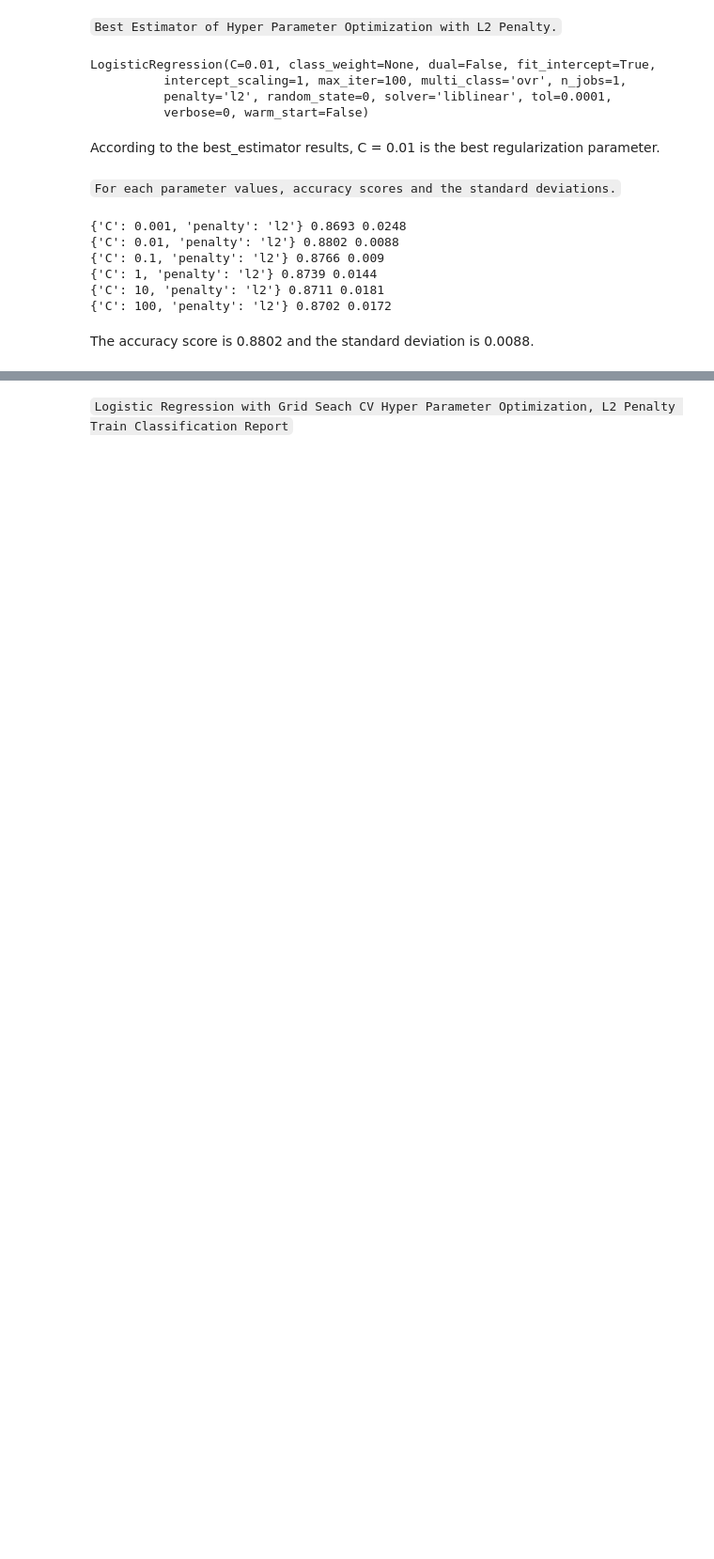
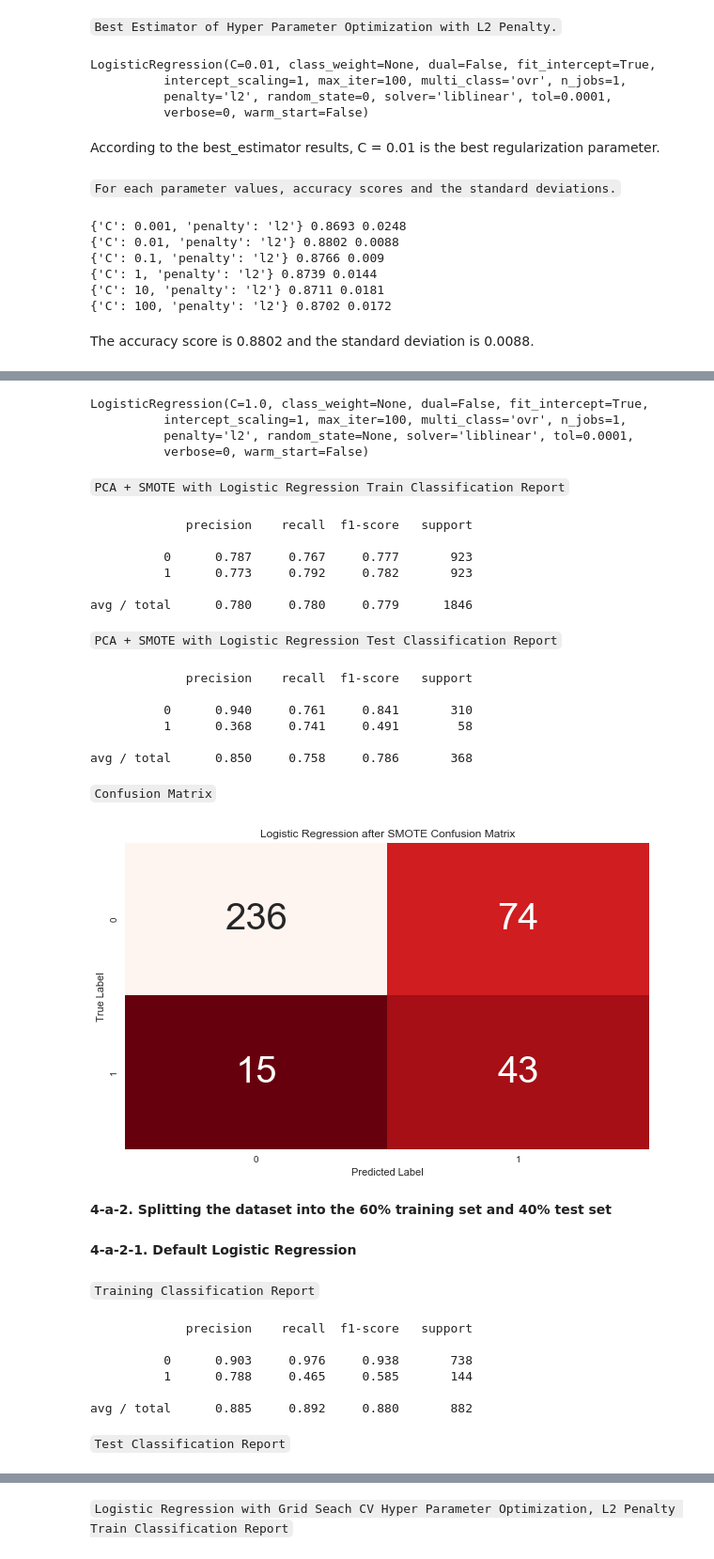
Before and after one commit to ShiningData/Capstone_Project-IBM_HR_Analytics, a Jupyter notebook: HR Analytics Employee Attrition and Performance.ipynb, the cells around one changed output, grey strips where cells are left out. Shown at 94% size. Saved outputs shown, nothing was run; the diff lists cells and outputs as text; code cells hidden in the pictures; blank space fills up the shorter version.

```diff
--- a/HR Analytics Employee Attrition and Performance.ipynb
+++ b/HR Analytics Employee Attrition and Performance.ipynb
@@ -1656,0 +1732,5 @@ The accuracy score is 0.8802 and the standard deviation is 0.0088.
+# %%
+pca = PCA(n_components = 22)  # 22 component explains the 80% of variance.
+X_train_pca = pca.fit_transform(X_train)
+X_test_pca = pca.transform(X_test)
+explained_variance = pca.explained_variance_ratio_
@@ -1656,0 +1786,44 @@ The accuracy score is 0.8802 and the standard deviation is 0.0088.
+# %%
+# Fit to the training set
+clf.fit(X_train_sm_pca, y_train_sm)
+# %% [output]
+LogisticRegression(C=1.0, class_weight=None, dual=False, fit_intercept=True,
+          intercept_scaling=1, max_iter=100, multi_class='ovr', n_jobs=1,
+          penalty='l2', random_state=None, solver='liblinear', tol=0.0001,
+          verbose=0, warm_start=False)
+# %% [markdown]
+`PCA + SMOTE with Logistic Regression Train Classification Report`
+# %%
+print(classification_report(y_train_sm, clf.predict(X_train_sm_pca), digits = 3))
+# %% [output]
+             precision    recall  f1-score   support
+
+          0      0.787     0.767     0.777       923
+          1      0.773     0.792     0.782       923
+
+avg / total      0.780     0.780     0.779      1846
+# %% [markdown]
+`PCA + SMOTE with Logistic Regression Test Classification Report`
+# %%
+print(classification_report(y_test, clf.predict(X_test_sm_pca), digits = 3))
+# %% [output]
+             precision    recall  f1-score   support
+
+          0      0.940     0.761     0.841       310
+          1      0.368     0.741     0.491        58
+
+avg / total      0.850     0.758     0.786       368
+# %% [markdown]
+`Confusion Matrix`
+# %%
+logreg_conf_mat = confusion_matrix(y_test, clf.predict(X_test_sm_pca))
+fig, ax = plt.subplots(figsize=(10,6))
+ax = sns.heatmap(logreg_conf_mat, annot=True, annot_kws={"size": 40},cmap=plt.cm.Reds_r, fmt='.0f', cbar = False)
+ax.set_title('Logistic Regression after SMOTE Confusion Matrix')
+ax.set_ylabel('True Label')
+ax.set_xlabel('Predicted Label')
+plt.show()
+# %% [output]
+[figure, added]
+# %% [markdown]
+**4-a-2. Splitting the dataset into the 60% training set and 40% test set**
@@ -1656,0 +1842,19 @@ The accuracy score is 0.8802 and the standard deviation is 0.0088.
+# %% [markdown]
+**4-a-2-1. Default Logistic Regression**
+# %% [markdown]
+`Training Classification Report`
+# %%
+# Fitting Logistic Regression to the Training set
+from sklearn.linear_model import LogisticRegression
+clf = LogisticRegression(random_state = 0)
+clf.fit(X_train, y_train)
+print(classification_report(y_train, clf.predict(X_train), digits = 3))
+# %% [output]
+             precision    recall  f1-score   support
+
+          0      0.903     0.976     0.938       738
+          1      0.788     0.465     0.585       144
+
+avg / total      0.885     0.892     0.880       882
+# %% [markdown]
+`Test Classification Report`
```
Also changed, not shown: parts of 103 cells of this notebook, 2 other files.
